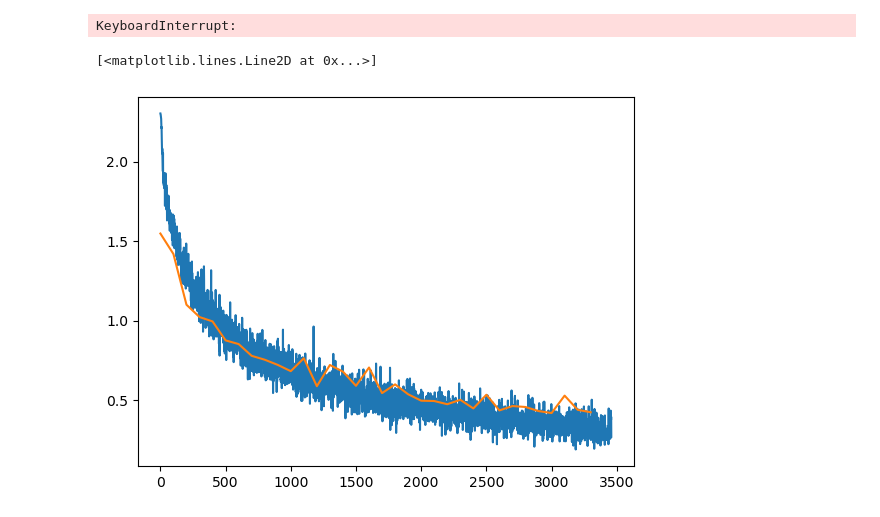
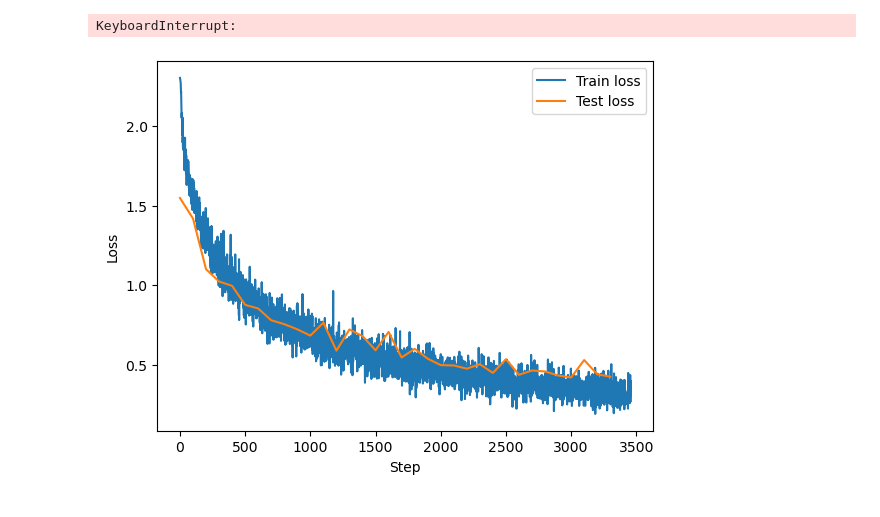
Before and after one commit to pimpale/foo, a Jupyter notebook: python/cifar10/cifar10.ipynb, the cells around one changed output. Drawn from its saved outputs; the diff is of its cells as text; code cells hidden in the pictures.

```diff
--- a/python/cifar10/cifar10.ipynb
+++ b/python/cifar10/cifar10.ipynb
@@ -175,11 +175,15 @@ Step: 2000, Loss: 0.551424
 Step: 3000, Loss: 0.398281
 KeyboardInterrupt:
 # %%
-plt.plot(net_losses)
-plt.plot(np.arange(0, len(net_test_losses) * 100, 100), net_test_losses)
+plt.plot(net_losses, label="Train loss")
+plt.plot(np.arange(0, len(net_test_losses) * 100, 100), net_test_losses, label="Test loss")
+
+plt.xlabel("Step")
+plt.ylabel("Loss")
+plt.legend()
+plt.show()
 # %% [output]
-[<matplotlib.lines.Line2D at 0x...>]
-[figure, old version]
+[figure, new version]
 # %%
 _, test_accuracy = get_avg_loss_accuracy(net, testloader)
 
```
Also changed, not shown: parts of 1 cell of this notebook.
